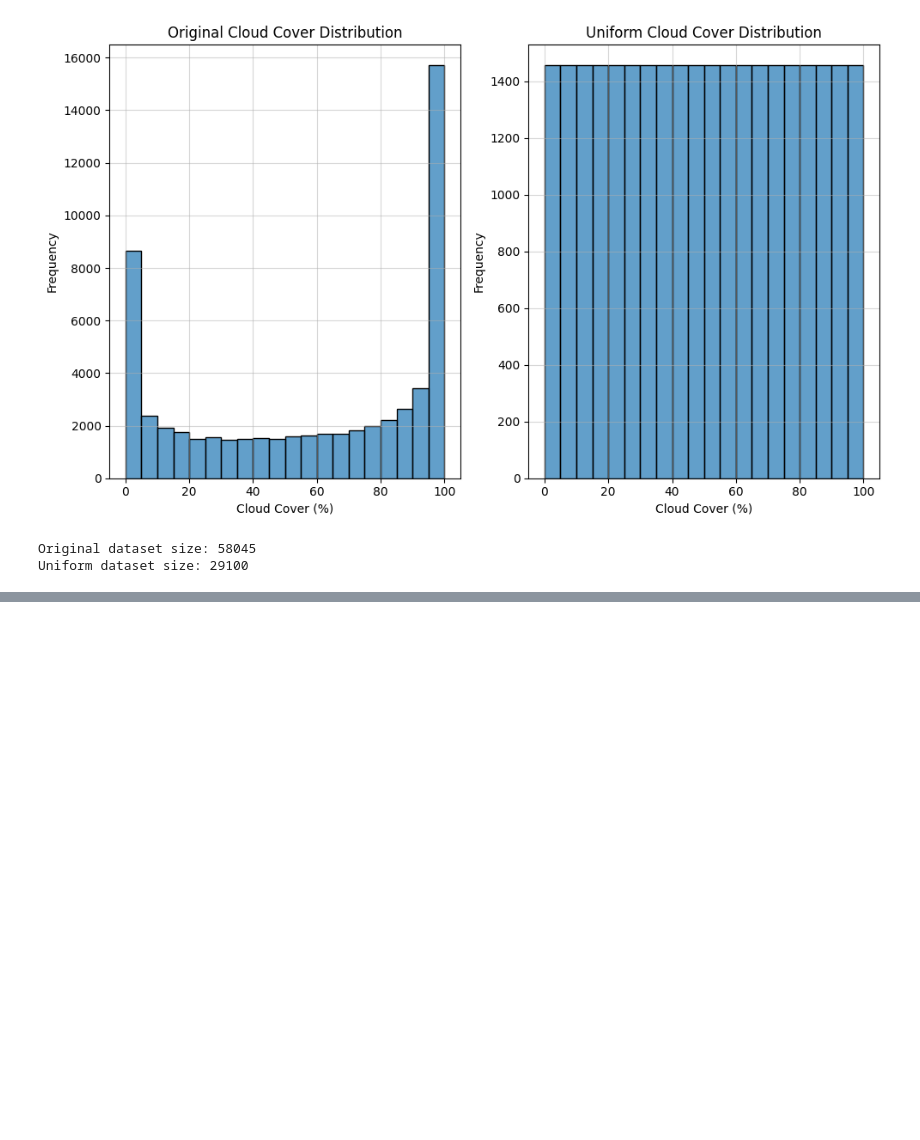
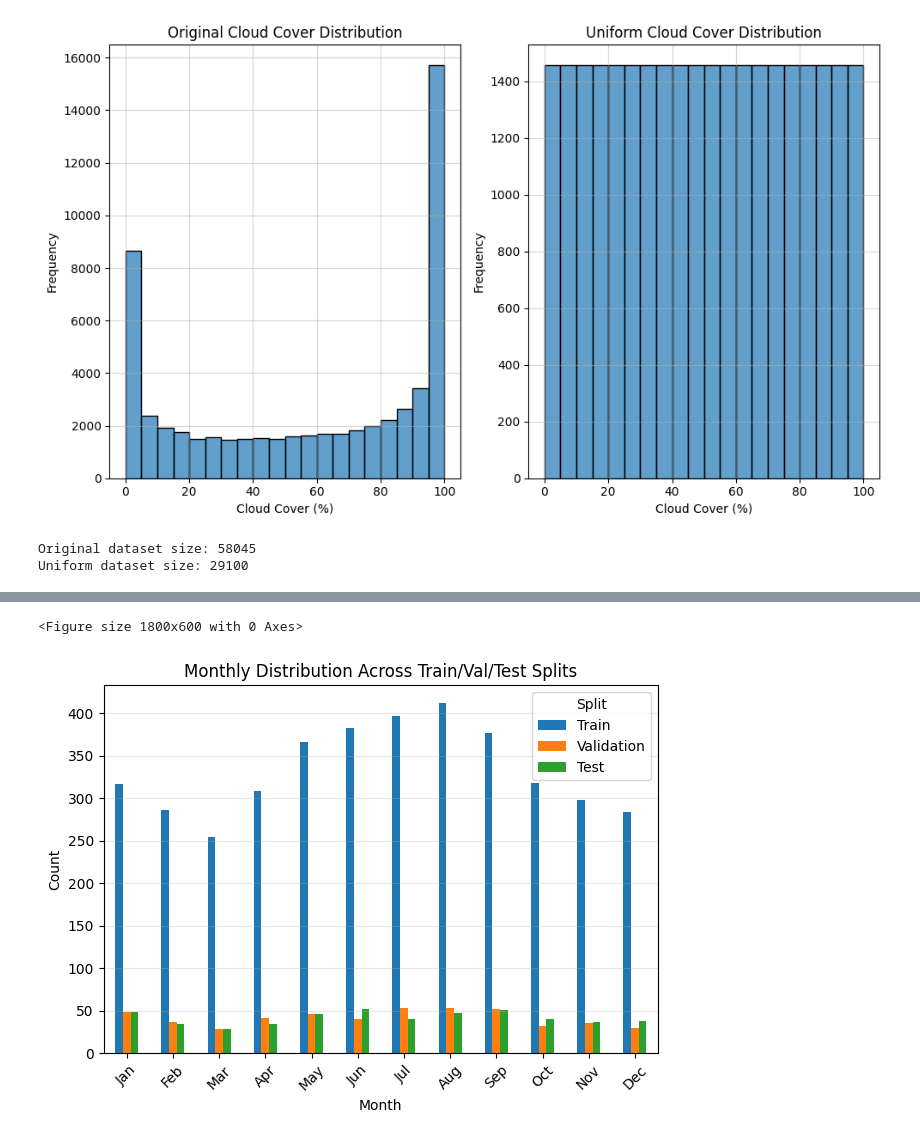
Before and after one commit to sebastien-tetaud/sentinel-2-ai-processor, a Jupyter notebook: dataset/notebook/prepare-dataset-v1.ipynb, the cells around one changed output, grey strips where cells are left out. Drawn from its saved outputs; the diff is of its cells as text; code cells hidden in the pictures; blank space fills up the shorter version.

```diff
--- a/dataset/notebook/prepare-dataset-v1.ipynb
+++ b/dataset/notebook/prepare-dataset-v1.ipynb
@@ -492,0 +371,36 @@ Splits saved to /mnt/disk/dataset/sentinel-ai-processor/V2
+# %%
+# Compare month distribution across splits
+def plot_monthly_distribution_by_split(train_df, val_df, test_df, title='Monthly Distribution by Split'):
+    """Plot monthly distribution across train/val/test splits"""
+    month_order = ['Jan', 'Feb', 'Mar', 'Apr', 'May', 'Jun', 'Jul', 'Aug', 'Sep', 'Oct', 'Nov', 'Dec']
+
+    train_months = train_df['month_name'].value_counts().reindex(month_order).fillna(0)
+    val_months = val_df['month_name'].value_counts().reindex(month_order).fillna(0)
+    test_months = test_df['month_name'].value_counts().reindex(month_order).fillna(0)
+
+    # Combine into a DataFrame for plotting
+    monthly_dist = pd.DataFrame({
+        'Train': train_months,
+        'Validation': val_months,
+        'Test': test_months
+    })
+
+    # Plot
+    plt.figure(figsize=(18, 6))
+    monthly_dist.plot(kind='bar')
+    plt.title(title)
+    plt.xlabel('Month')
+    plt.ylabel('Count')
+    plt.xticks(rotation=45)
+    plt.grid(axis='y', alpha=0.3)
+    plt.legend(title='Split')
+    plt.tight_layout()
+    plt.show()
+
+    return monthly_dist
+
+# Plot monthly distribution
+monthly_dist = plot_monthly_distribution_by_split(input_train, input_val, input_test, title='Monthly Distribution Across Train/Val/Test Splits')
+# %% [output]
+<Figure size 1800x600 with 0 Axes>
+[figure, added]
```
Also changed, not shown: parts of 17 cells of this notebook, 1 other file.
